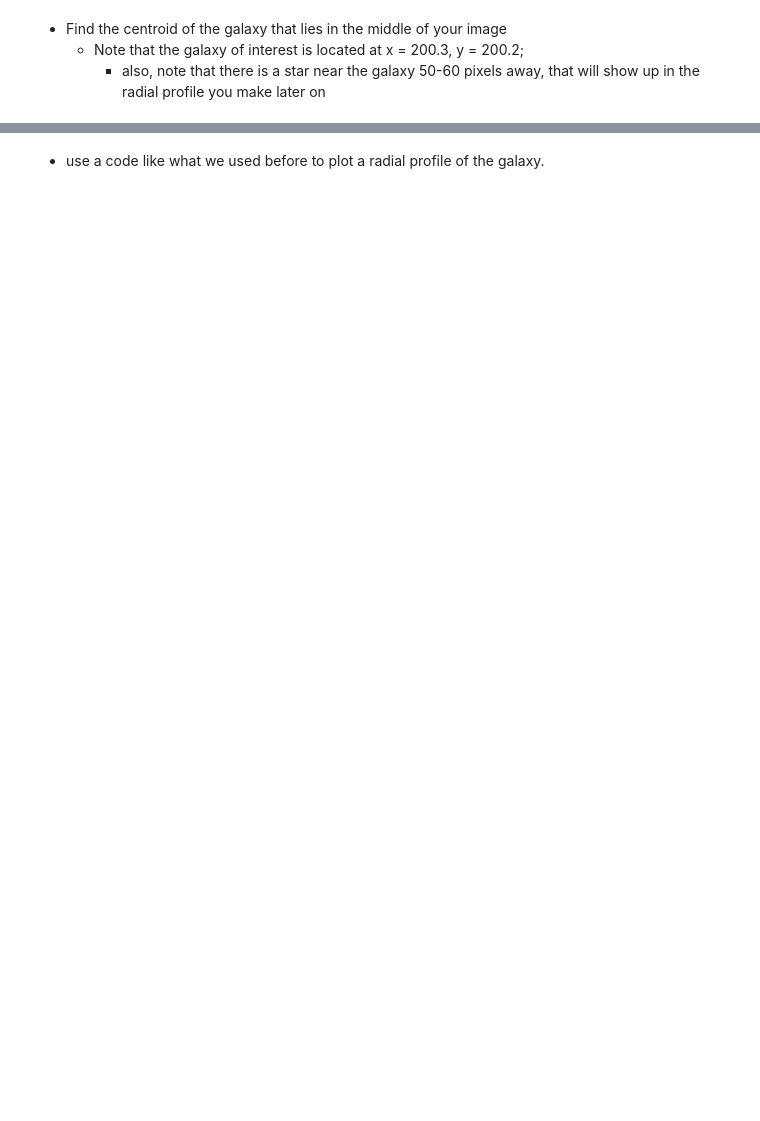
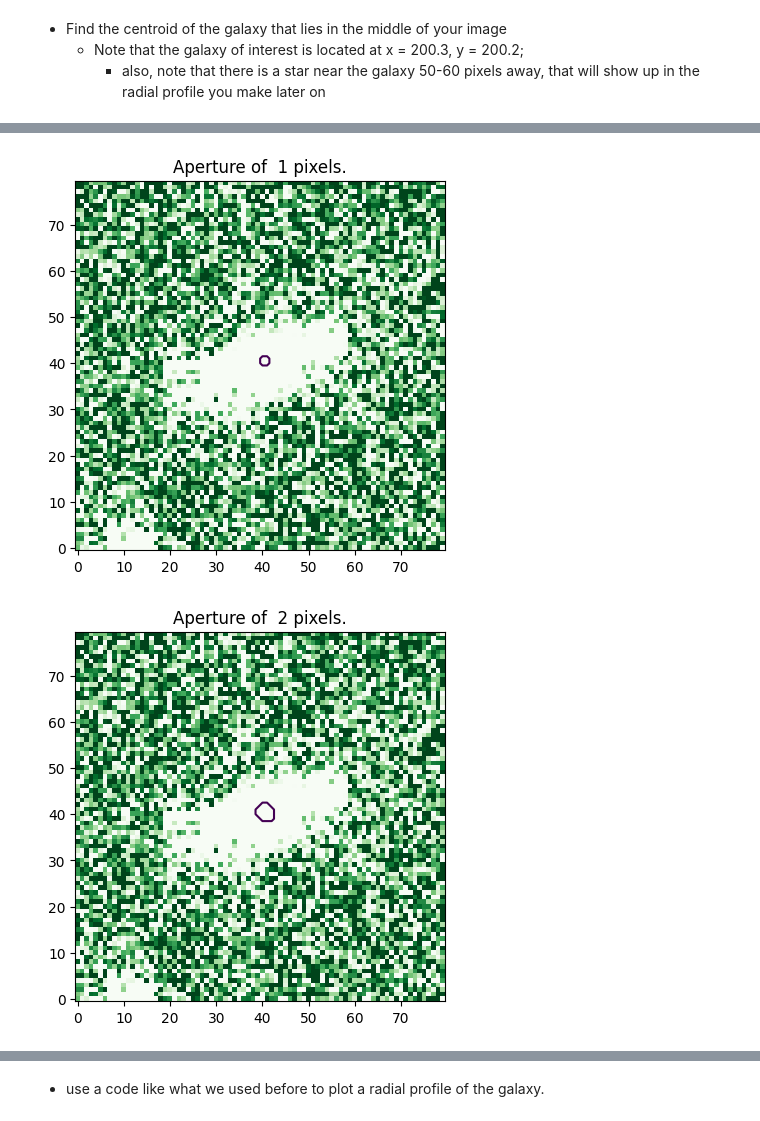
Before and after one commit to amedina695/lectures_git, a Jupyter notebook: lectures_week10/Astronomical_SNR_calculations-classroom.ipynb, the cells around one changed output, grey strips where cells are left out. Drawn from its saved outputs; the diff is of its cells as text; code cells hidden in the pictures; blank space fills up the shorter version.

```diff
--- a/lectures_week10/Astronomical_SNR_calculations-classroom.ipynb
+++ b/lectures_week10/Astronomical_SNR_calculations-classroom.ipynb
@@ -246,0 +305,19 @@ SNR assuming noise dominated 444
+# %%
+swid = np.arange( 1, 16, 1)
+
+tot_cnt = np.zeros( len(swid) )
+
+for w in range( len(swid)-1 ):
+
+    aper = d.disk( swid[ w ],  fc, cleangal.shape )
+
+    plt.imshow( cleangal, vmin=qm-0.5*qs, vmax=qm+0.5*qs,  cmap='Greens_r' , origin='lower')
+    plt.contour(aper )
+    plt.title('Aperture of {0:2d} pixels.'.format(swid[ w ]))
+    plt.show()
+
+    #sum the intensity in your disk:
+    tot_cnt[ w ] = np.sum( cleangal[ aper ] )
+# %% [output]
+[figure, added]
+[figure, added]
```
Also changed, not shown: parts of 23 cells of this notebook, 56 other files.
